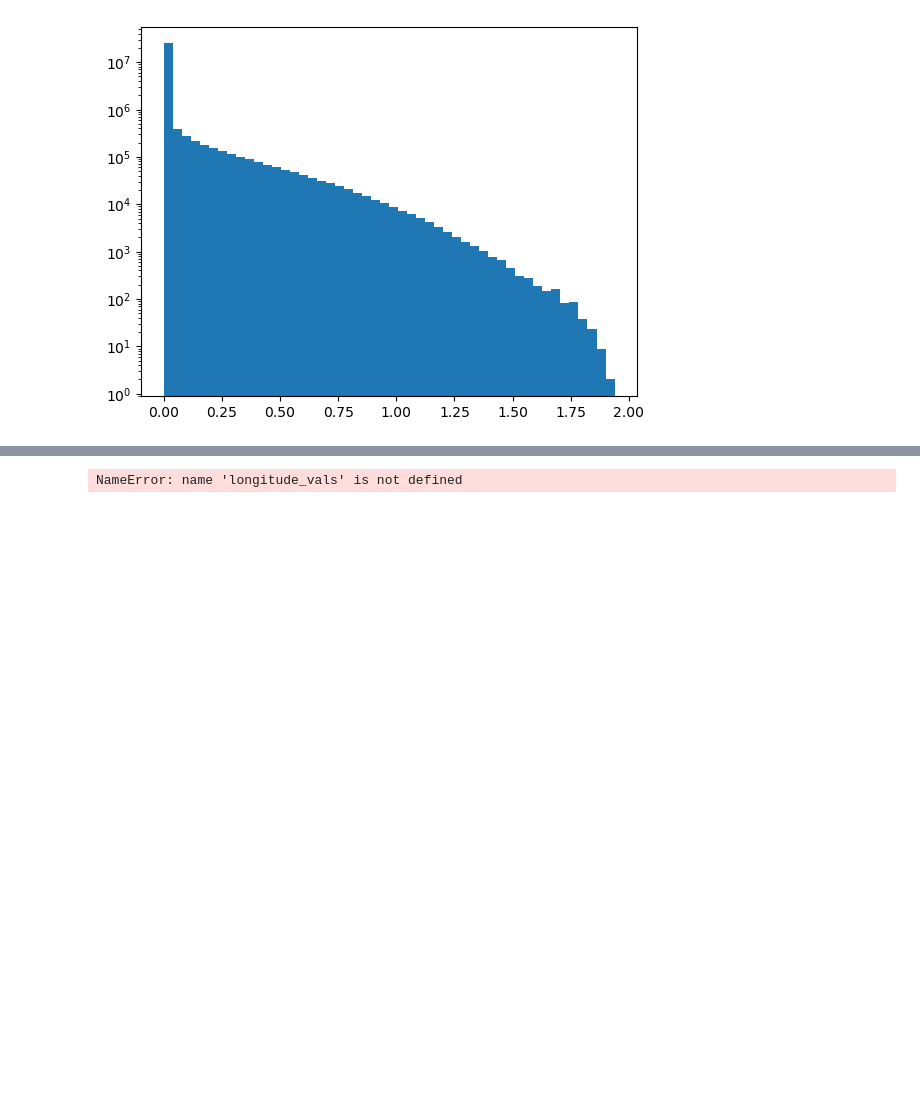
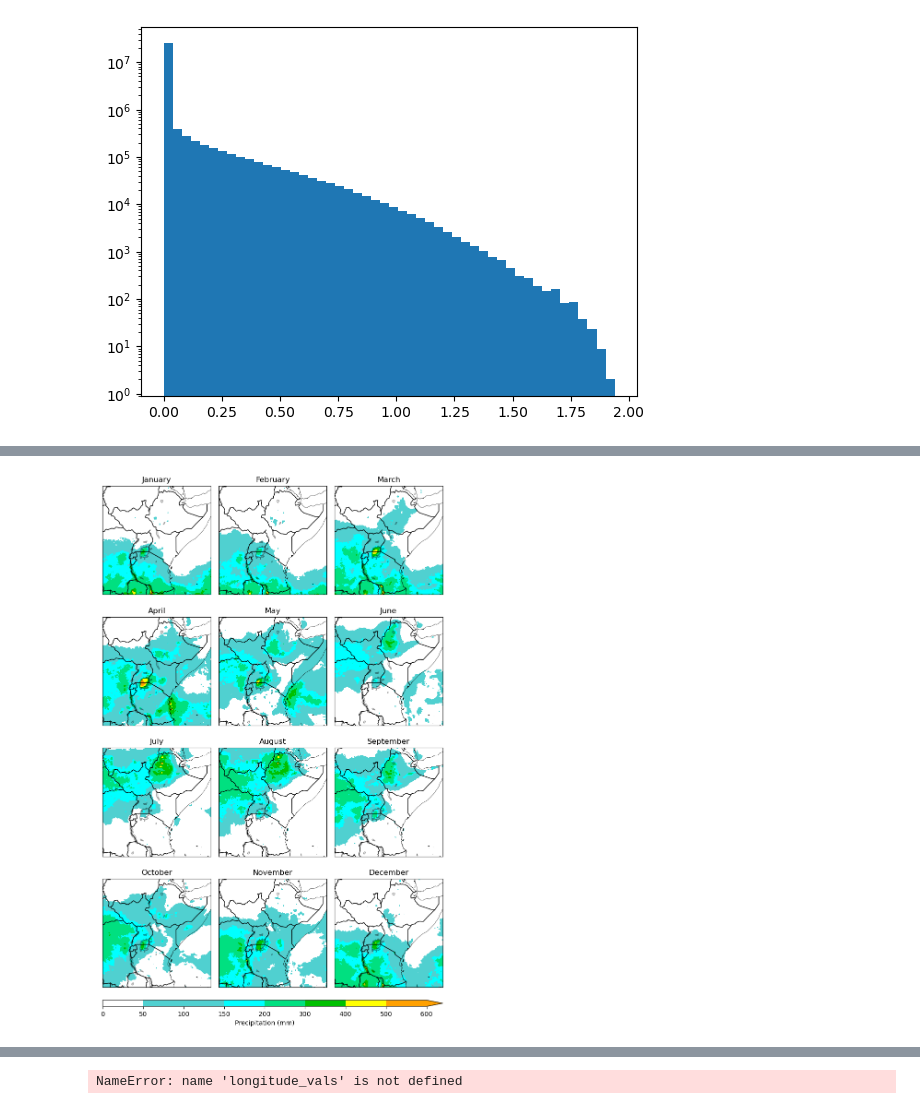
Before and after one commit to mlangguth89/downscaling-cgan, a Jupyter notebook: notebooks/explore_imerg.ipynb, the cells around one changed output, grey strips where cells are left out. Saved outputs shown, nothing was run; the diff lists cells and outputs as text; code cells hidden in the pictures; blank space fills up the shorter version.

```diff
--- a/notebooks/explore_imerg.ipynb
+++ b/notebooks/explore_imerg.ipynb
@@ -307,3 +289,80 @@ FileNotFoundError: [Errno 2] No such file or directory: b'/bp1/geog-tropical/use
+# %%
+import matplotlib
+import metpy
+from metpy import plots as metpy_plots
+from datetime import date
+import os
+import pickle
+from pathlib import Path
+import cartopy.feature as cfeature
+
+import cartopy.crs as ccrs
+import numpy as np
+import seaborn as sns
+
+from matplotlib.colors import ListedColormap
+from matplotlib import pyplot as plt
+from matplotlib import colorbar, colors, gridspec
+
+HOME = Path(os.getcwd()).parents[0]
+
+sys.path.insert(1, str(HOME))
+
+from dsrnngan.evaluation.plots import plot_contourf
+from dsrnngan.data import data
+
+
+precip_clevs = [0, 50, 100, 150, 200, 300, 400, 500, 600]
+precip_cmap = ListedColormap(metpy_plots.ctables.colortables["precipitation"][:len(precip_clevs)-1], 'precipitation')
+
+
+palette="GnBu"
+linewidth = 0.4
+
+extent = [min(longitude_vals), max(longitude_vals), min(latitude_vals), max(latitude_vals)]
+
+alpha = 0.8
+spacing = 10
+units = "Rain rate [mm h$^{-1}$]"
+cb_tick_loc = np.array([0.1, 0.5, 1, 2, 5, 15, 30, 50])
+cb_tick_labels = [0.1, 0.5, 1, 2, 5, 15, 30, 50]
+value_range_precip=(0.01, 1)
+num_cols = 3
+num_rows = 4
+# figsize = (num_cols*5, num_rows*5)
+
+fig = plt.figure(constrained_layout=True, figsize=(2.5*num_cols, 3*num_rows))
+gs = gridspec.GridSpec(num_rows + 1, num_cols, figure=fig,
+                       width_ratios=[1]*(num_cols),
+                       height_ratios=[1]*(num_rows) + [0.05],
+                       wspace=0.005)
+
+for month in np.arange(1, 13):
+
+    # row = month -1
+    row = (month-1) // num_cols
+    col = month-1 - (row) * num_cols
+
+    max_val = monthly_total_mean[month].max()
+    ax = fig.add_subplot(gs[row, col], projection = ccrs.PlateCarree())
+
+    im = plot_contourf(ax, np.transpose( monthly_total_mean[month]), month, value_range=precip_clevs,
+                       lon_range=longitude_vals, lat_range=latitude_vals,
+                       cmap=precip_cmap, extend='max')
+
+    ax.set_title(date(2020, month, 1).strftime('%B'))
+
+
+cbar_ax = fig.add_subplot(gs[-1, :])
+cb = fig.colorbar(im, cax=cbar_ax, orientation='horizontal', shrink = 0.2, aspect=10,
+                  )
+cb.ax.set_xlabel("Precipitation (mm)", loc='center')
+
+cb.ax.tick_params(axis='both', which='major')
+cb.ax.set_ylabel("Precipitation (mm)")
+plt.savefig('Month_averages.pdf', format='pdf')
+# %% [output]
+[figure, added]
 # %%
 # # Get average monthly rainfall from yearly data
 # import numpy as np
```
Also changed, not shown: parts of 10 cells of this notebook, 2 other files.
